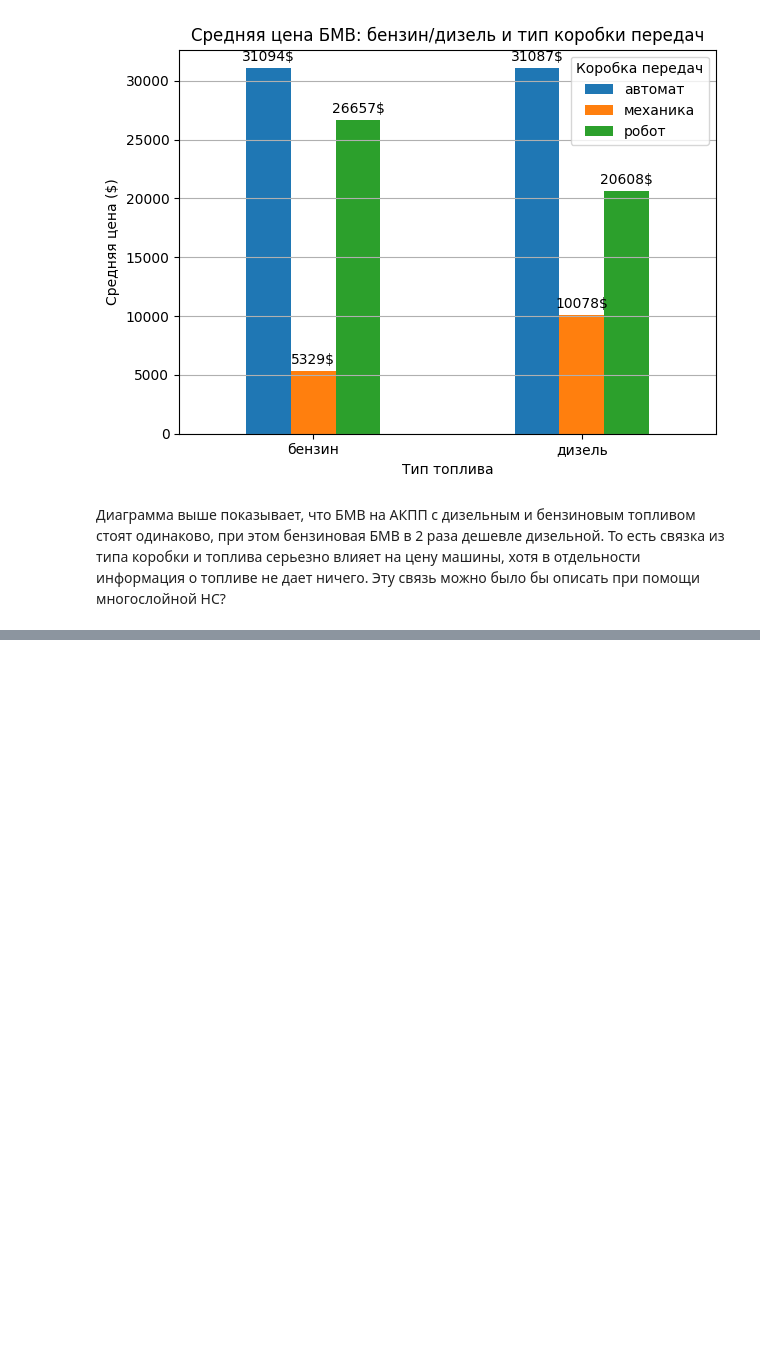
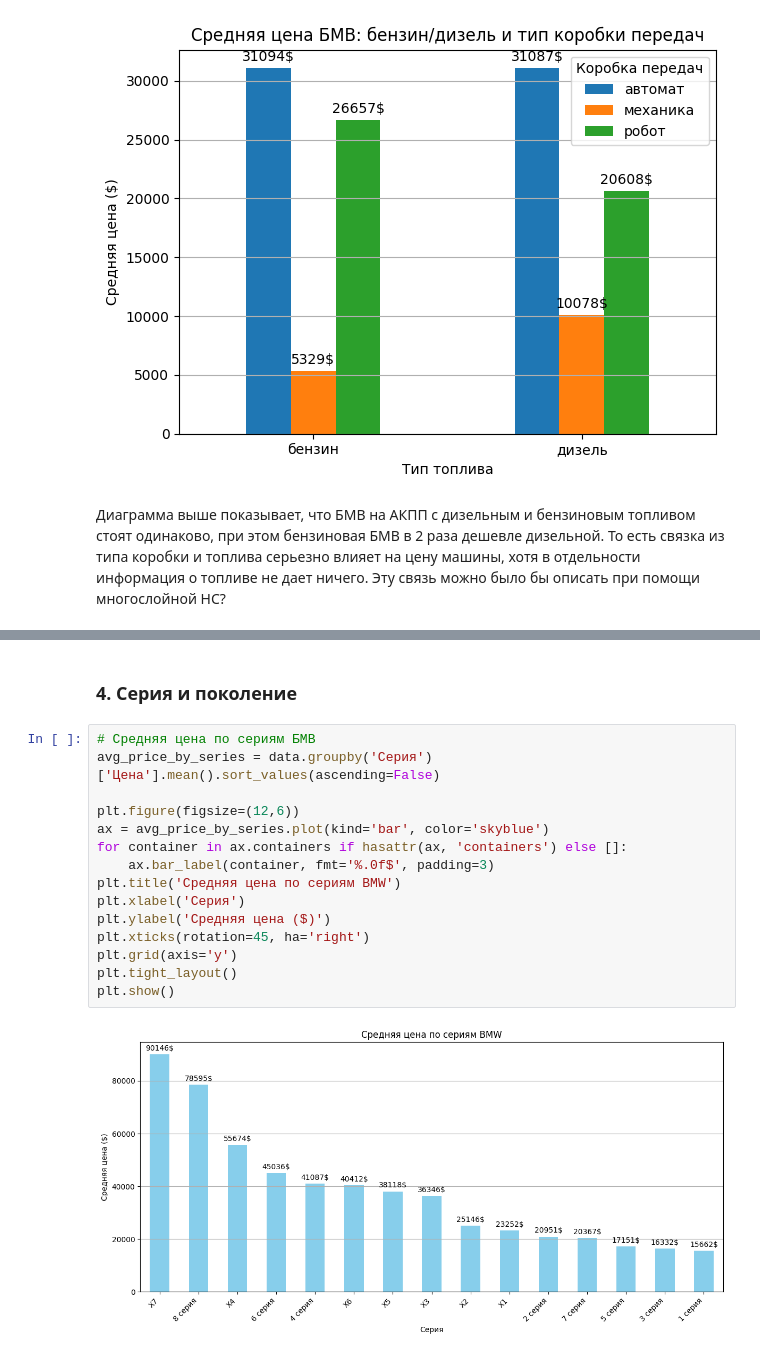
Before and after one commit to trxxnk/BimmerAI, a Jupyter notebook: notebooks/bmw_analys.ipynb, the cells around one changed output, grey strips where cells are left out. Drawn from its saved outputs; the diff is of its cells as text; blank space fills up the shorter version.

Commit message:
feat(data): создание датасета для обучения
- Анализ и кодирование данных в ноутбуке `bmw_analys.ipynb` завершено
- Файл `bmw_encoded.csv` с числовыми признаками готов к скармливанию моделям

```diff
--- a/notebooks/bmw_analys.ipynb
+++ b/notebooks/bmw_analys.ipynb
@@ -416,0 +440,19 @@ plt.show()
+# %% [markdown]
+### 4. Серия и поколение
+# %%
+# Средняя цена по сериям БМВ
+avg_price_by_series = data.groupby('Серия')['Цена'].mean().sort_values(ascending=False)
+
+plt.figure(figsize=(12,6))
+ax = avg_price_by_series.plot(kind='bar', color='skyblue')
+for container in ax.containers if hasattr(ax, 'containers') else []:
+    ax.bar_label(container, fmt='%.0f$', padding=3)
+plt.title('Средняя цена по сериям BMW')
+plt.xlabel('Серия')
+plt.ylabel('Средняя цена ($)')
+plt.xticks(rotation=45, ha='right')
+plt.grid(axis='y')
+plt.tight_layout()
+plt.show()
+# %% [output]
+[figure, added]
```
Also changed, not shown: parts of 14 cells of this notebook, 2 other files.
